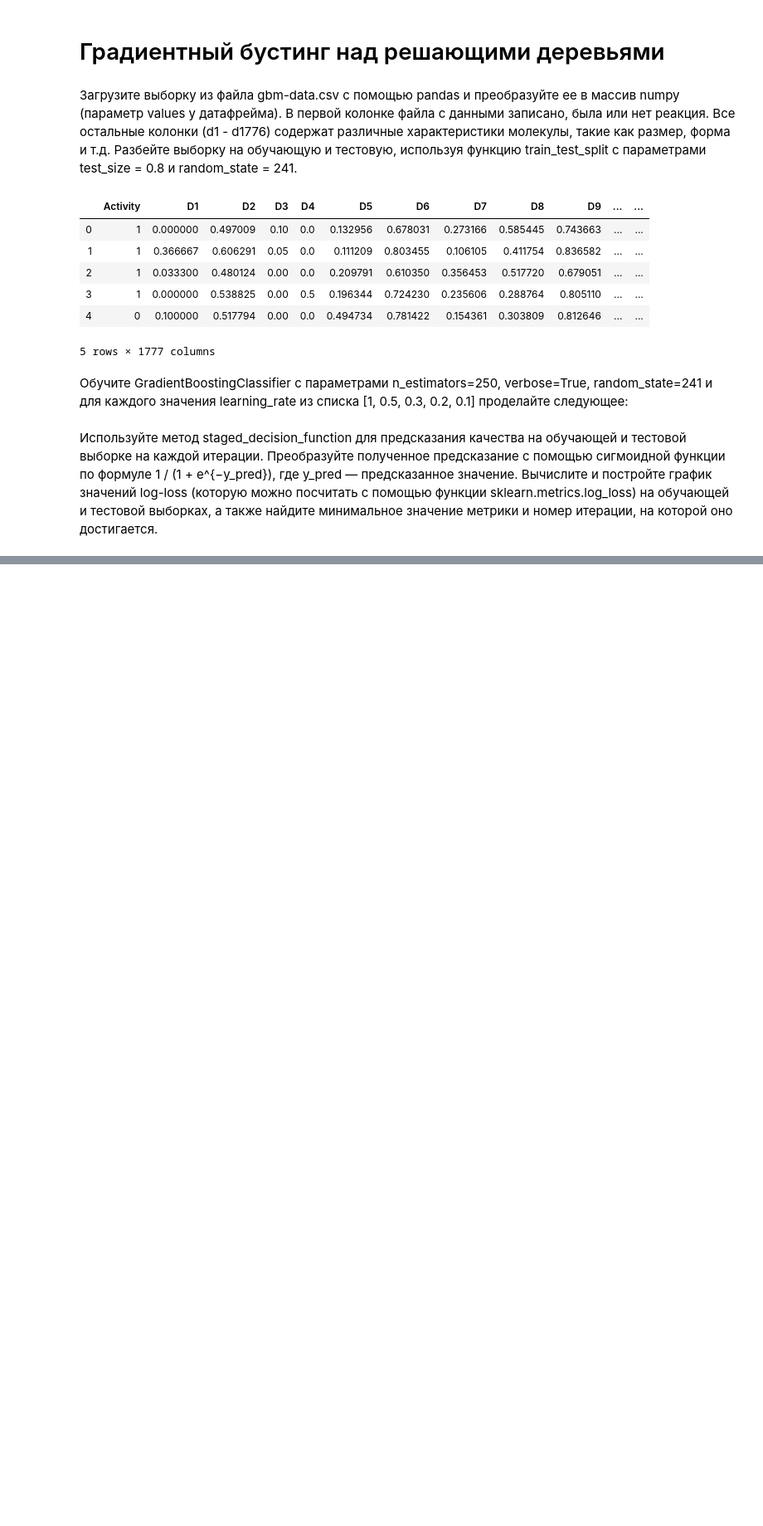
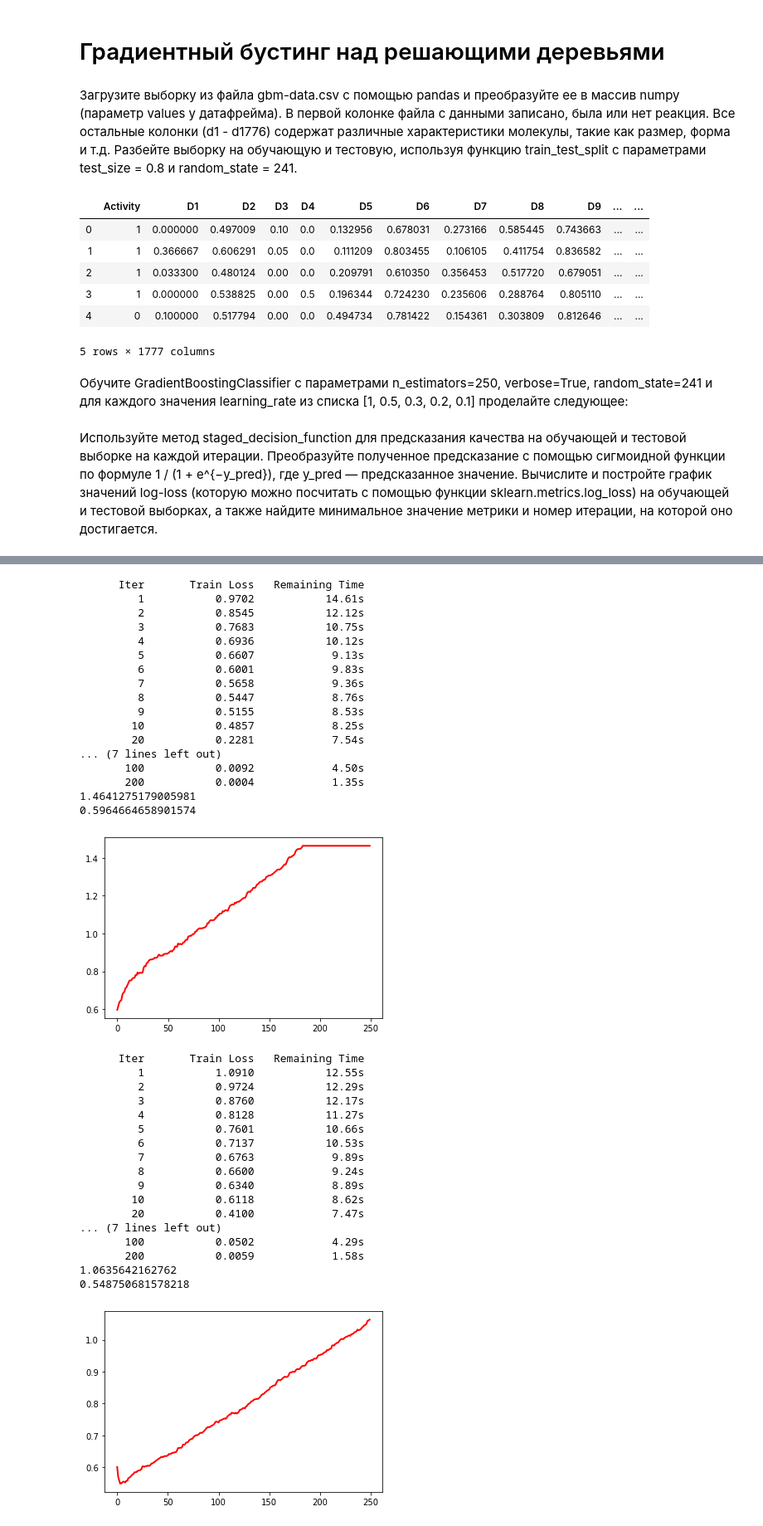
Before and after one commit to RussianJulliet/Coursera-, a Jupyter notebook: gradient boosting.ipynb, the cells around one changed output, grey strips where cells are left out. Shown: that part at 83% size. Cells and saved outputs as stored; diff of their text form; code cells hidden in the pictures; blank space fills up the shorter version.

```diff
--- a/gradient boosting.ipynb
+++ b/gradient boosting.ipynb
@@ -72,0 +84,56 @@ TypeError: bad operand type for unary -: 'generator'
+# %%
+%%time
+from sklearn.metrics import log_loss
+learning_rate=[1, 0.5, 0.3, 0.2, 0.1]
+for i in range(5):
+    cf=GradientBoostingClassifier( n_estimators=250, verbose=True, random_state=241,learning_rate=learning_rate[i])
+    cf.fit(X_train,y_train)
+    test_loss = np.empty(250)
+    for m, y_decision in enumerate(cf.staged_decision_function(X_test)):
+        y_pred_test = 1.0/(1.0 + np.exp(-y_decision))
+        test_loss[m] = log_loss(y_test, y_pred_test)
+    print(test_loss.max())
+    if learning_rate[i]==0.2:
+        print(min(range(len(test_loss)), key=test_loss.__getitem__))
+    print(test_loss.min())
+
+    plt.figure()
+    plt.plot(test_loss, 'r', linewidth=2)
+    plt.show()
+# %% [output]
+      Iter       Train Loss   Remaining Time
+         1           0.9702           14.61s
+         2           0.8545           12.12s
+         3           0.7683           10.75s
+         4           0.6936           10.12s
+         5           0.6607            9.13s
+         6           0.6001            9.83s
+         7           0.5658            9.36s
+         8           0.5447            8.76s
+         9           0.5155            8.53s
+        10           0.4857            8.25s
+        20           0.2281            7.54s
+... (7 lines left out)
+       100           0.0092            4.50s
+       200           0.0004            1.35s
+1.4641275179005981
+0.5964664658901574
+[figure, added]
+      Iter       Train Loss   Remaining Time
+         1           1.0910           12.55s
+         2           0.9724           12.29s
+         3           0.8760           12.17s
+         4           0.8128           11.27s
+         5           0.7601           10.66s
+         6           0.7137           10.53s
+         7           0.6763            9.89s
+         8           0.6600            9.24s
+         9           0.6340            8.89s
+        10           0.6118            8.62s
+        20           0.4100            7.47s
+... (7 lines left out)
+       100           0.0502            4.29s
+       200           0.0059            1.58s
+1.0635642162762
+0.548750681578218
+[figure, added]
```
Also changed, not shown: parts of 4 cells of this notebook.
